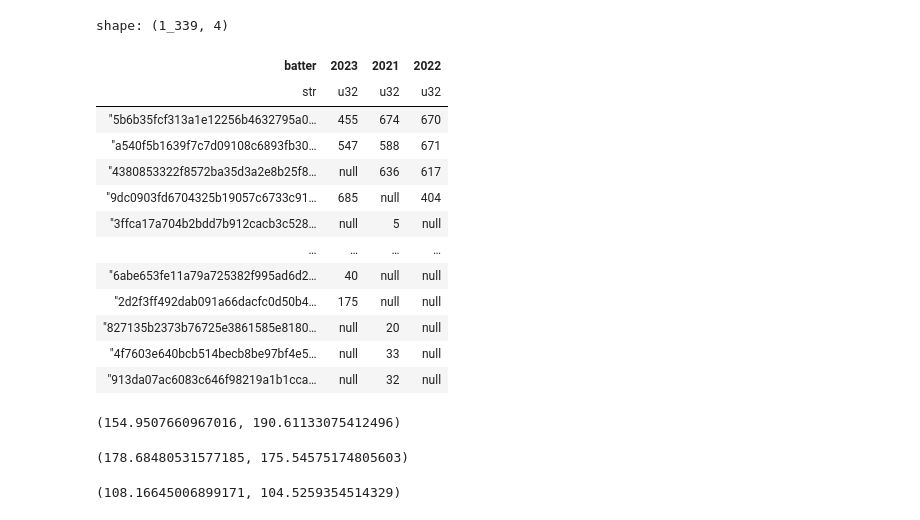
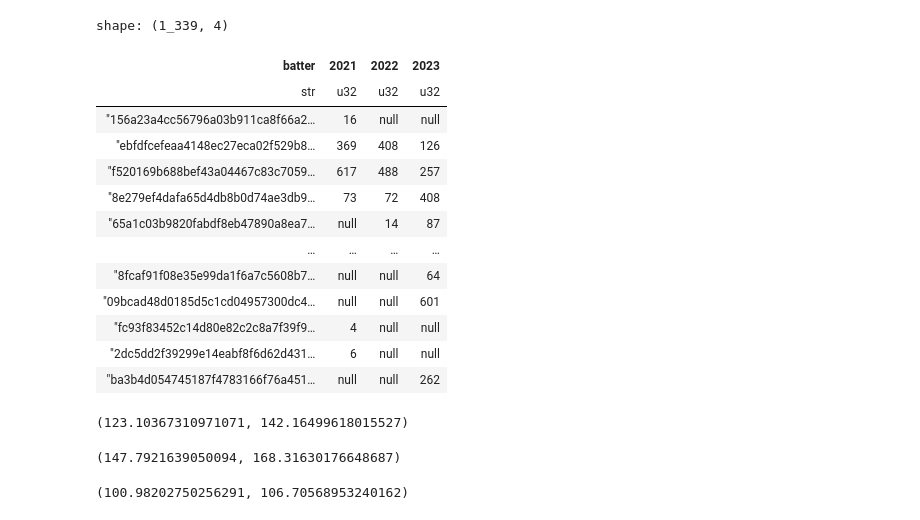
Before and after one commit to Lou-Zhou/reds-hackathon, a Jupyter notebook: data_analysis.ipynb, the cells around one changed output. Saved outputs shown, nothing was run; the diff lists cells and outputs as text; code cells hidden in the pictures.

```diff
--- a/data_analysis.ipynb
+++ b/data_analysis.ipynb
@@ -22,32 +22,32 @@ shape: (2_136_337, 89)
 # %%
 def get_counts(data, type):#janky way to do this?
     """
     Gets count of playing time
     data - df of interest
     type - whether batter or pitcher
     """
     return (data
             .group_by(type,'game_pk', 'at_bat_number', 'game_year')
             .len().group_by(type, 'game_year').len()
             .rename({"len":"PA"}).pivot('game_year', index = type, values = 'PA'))
-batterAB = pbp.pipe(get_counts, 'batter')
-pitcherBF = pbp.pipe(get_counts, 'pitcher')
+batterAB = pbp.pipe(get_counts, 'batter').select("batter", "2021", "2022", "2023")
+pitcherBF = pbp.pipe(get_counts, 'pitcher').select("pitcher", "2021", "2022", "2023")
 batterAB
 # %% [output]
 shape: (1_339, 4)
-| batter | 2023 | 2021 | 2022 |
+| batter | 2021 | 2022 | 2023 |
 | str | u32 | u32 | u32 |
-| "5b6b35fcf313a1e12256b4632795a0… | 455 | 674 | 670 |
-| "a540f5b1639f7c7d09108c6893fb30… | 547 | 588 | 671 |
-| "4380853322f8572ba35d3a2e8b25f8… | null | 636 | 617 |
-| "9dc0903fd6704325b19057c6733c91… | 685 | null | 404 |
-| "3ffca17a704b2bdd7b912cacb3c528… | null | 5 | null |
+| "156a23a4cc56796a03b911ca8f66a2… | 16 | null | null |
+| "ebfdfcefeaa4148ec27eca02f529b8… | 369 | 408 | 126 |
+| "f520169b688bef43a04467c83c7059… | 617 | 488 | 257 |
+| "8e279ef4dafa65d4db8b0d74ae3db9… | 73 | 72 | 408 |
+| "65a1c03b9820fabdf8eb47890a8ea7… | null | 14 | 87 |
 | … | … | … | … |
-| "6abe653fe11a79a725382f995ad6d2… | 40 | null | null |
-| "2d2f3ff492dab091a66dacfc0d50b4… | 175 | null | null |
-| "827135b2373b76725e3861585e8180… | null | 20 | null |
-| "4f7603e640bcb514becb8be97bf4e5… | null | 33 | null |
-| "913da07ac6083c646f98219a1b1cca… | null | 32 | null |
+| "8fcaf91f08e35e99da1f6a7c5608b7… | null | null | 64 |
+| "09bcad48d0185d5c1cd04957300dc4… | null | null | 601 |
+| "fc93f83452c14d80e82c2c8a7f39f9… | 4 | null | null |
+| "2dc5dd2f39299e14eabf8f6d62d431… | 6 | null | null |
+| "ba3b4d054745187f4783166f76a451… | null | null | 262 |
 # %%
 from sklearn.model_selection import train_test_split
 from sklearn.linear_model import LinearRegression
@@ -59,23 +59,23 @@ def test_model_sklearn(model, data, x, y):
     model.fit(X_train, y_train)
     y_pred = model.predict(X_test)
     return root_mean_squared_error(y_pred, y_test)
-test_model_sklearn(LinearRegression(), batterAB.drop_nulls(), ['2022', '2021'], ['2023']), test_model_sklearn(LinearRegression(), pitcherBF.drop_nulls(), ['2022', '2021'], ['2023'])
+test_model_sklearn(LinearRegression(), batterAB.fill_null(0), ['2022', '2021'], ['2023']), test_model_sklearn(LinearRegression(), pitcherBF.fill_null(0), ['2022', '2021'], ['2023'])
 #similar to averaging method - expected due to nature of MLR
-#baseline to beat: batter: 154.9507660967016, pitcher: 190.61133075412496
+#baseline to beat: batter: 130.2384341194738, pitcher: 145.577135969748
 # %% [output]
-(154.9507660967016, 190.61133075412496)
+(123.10367310971071, 142.16499618015527)
 # %%
 def get_means(data):
     #using average of 2022, 2021 data to estimate 2023 data
     return (data.with_columns(pl.mean_horizontal(['2022', '2021'])
-                                    .alias('row_mean')).drop_nulls(['2023', 'row_mean'])
+                                    .alias('row_mean')).fill_null(0)
                                     .select(['2023', 'row_mean']))
 batter_test, batter_mean = batterAB.pipe(get_means)
 pitcher_test, pitcher_mean = pitcherBF.pipe(get_means)
 root_mean_squared_error(batter_test, batter_mean), root_mean_squared_error(pitcher_test, pitcher_mean)
 #mean method: 178.68480531577185, 175.54575174805603 - about same as MLR method
 # %% [output]
-(178.68480531577185, 175.54575174805603)
+(147.7921639050094, 168.31630176648687)
 # %%
 #need to predict nulls - looking at MICE
 from sklearn.experimental import enable_iterative_imputer
@@ -98,6 +98,7 @@ batterimp, pitcherimp = imputeData(BayesianRidge(), batterAB, pitcherBF)#Bayesia
 #batterimp, pitcherimp = imputeData(DecisionTreeRegressor(), batterAB, pitcherBF, max_iter = 2000)
 #batterimp, pitcherimp = imputeData(KNeighborsRegressor(), batterAB, pitcherBF, max_iter = 2000)
 test_model_sklearn(LinearRegression(), batterimp, ['2022', '2021'], ['2023']), test_model_sklearn(LinearRegression(), pitcherimp, ['2022', '2021'], ['2023'])
-#MLR with imputation yields batter: 108.16645006899171, pitcher: 104.5259354514329
+#MLR with imputation yields - batter: 108.16645006899171, pitcher: 104.5259354514329
+#imputation seems better than just filling with 0
 # %% [output]
-(108.16645006899171, 104.5259354514329)
+(100.98202750256291, 106.70568953240162)
```
Also changed, not shown: parts of 6 cells of this notebook.
